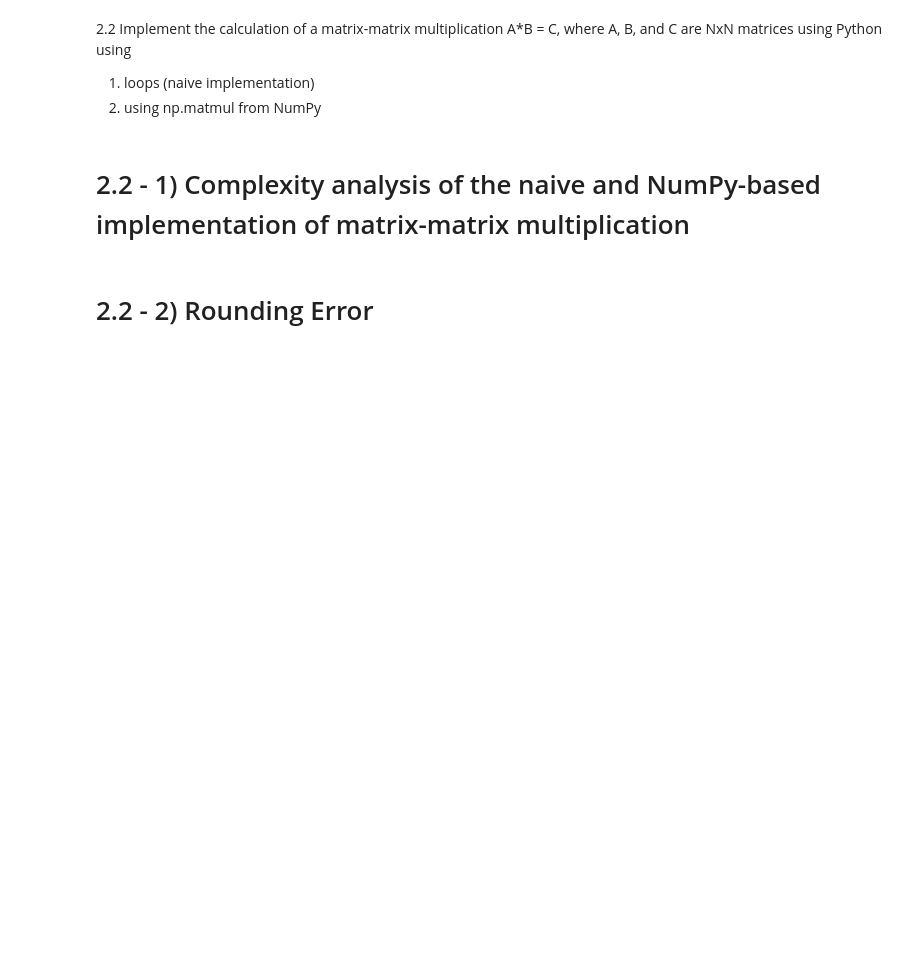
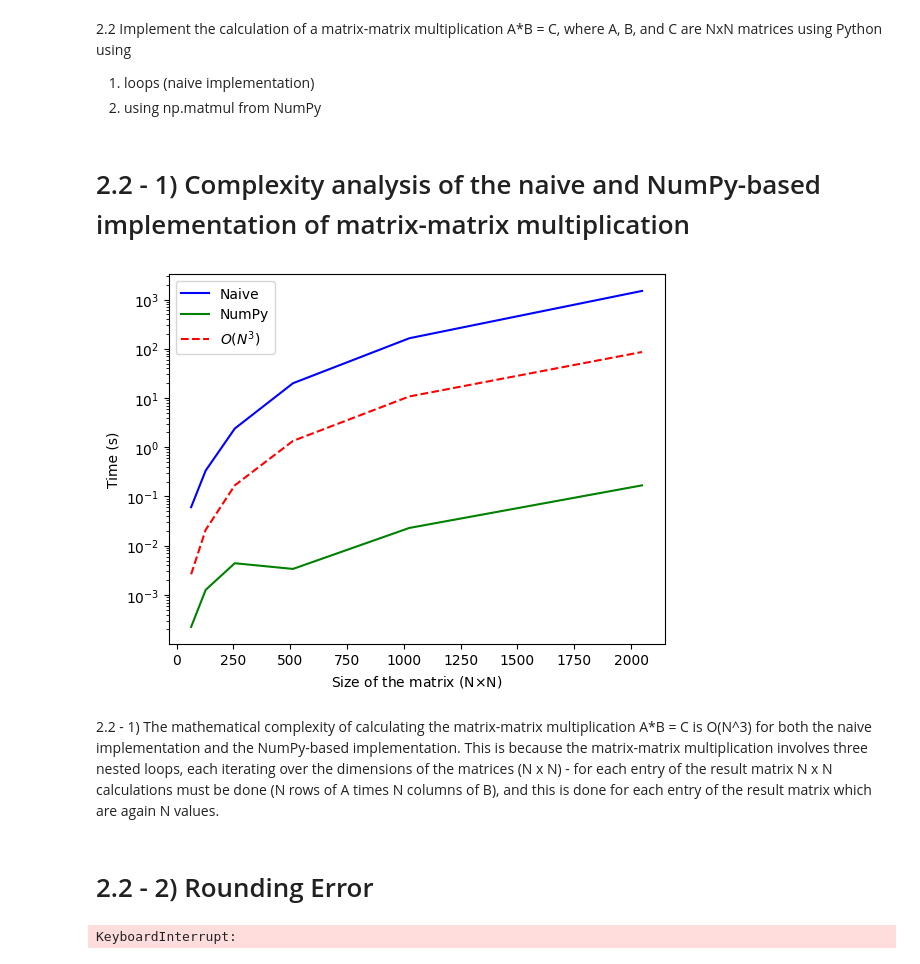
Before and after one commit to joaopedrobiu6/CompElectroMag, a Jupyter notebook: A1_22.ipynb, the cells around one changed output. Drawn from its saved outputs; the diff is of its cells as text; code cells hidden in the pictures; blank space fills up the shorter version.

```diff
--- a/A1_22.ipynb
+++ b/A1_22.ipynb
@@ -37,3 +31,13 @@ def MatrixMultiplication_NumPy(A, B):
+# %%
+def MatrixMultiplication_NumPy(A, B, diagnostic = False):
+    Nrows = A.shape[0]
+    Ncols = B.shape[1]
+    time1 = time.time()
+    C = np.matmul(A,B)
+    time2 = time.time()
+    if diagnostic:
+        print(f"Nr = {Nrows}, Nc = {Ncols} \t Time taken for the multiplication is: {time2-time1}")
+    return C, time2-time1
 # %%
 def Time_by_Size(func, N):
     "Time taken by the function by varying the size of the matrix"
@@ -41,25 +45,27 @@ def Time_by_Size(func, N):
     B = [RandomMatrix(Nval, Nval) for Nval in N]
     time_by_n = []
     for i in range(len(N)):
-        C, time1 = func(A[i], B[i])
+        _, time1 = func(A[i], B[i])
         time_by_n.append(time1)
     return np.array(time_by_n)
 # %%
 N = [64, 128, 256, 512, 1024, 2048]
-N = np.arange(25, 525, 25)
 time_by_n_numpy = Time_by_Size(MatrixMultiplication_NumPy, N)
 time_by_n_naive = Time_by_Size(MatrixMultiplication_Naive, N)
 # %%
-plt.plot(N, time_by_n_naive, label = "Naive", color = "blue")
-plt.plot(N, time_by_n_numpy, label = "NumPy", color = "green")
-# Plot O(N^3) for comparison
-n3 = N**3
-plt.plot(N, n3, label = r"$O(N^3)$", color = "red", linestyle = "--")
-plt.yscale("log")
-plt.xlabel(r"Size of the matrix (N$\times$N)")
-plt.ylabel("Time (s)")
-plt.legend()
+fig, ax = plt.subplots()
+ax.plot(N, time_by_n_naive, label = "Naive", color = "blue")
+ax.plot(N, time_by_n_numpy, label = "NumPy", color = "green")
+ax.plot(N, (np.array(N)**3)*1e-8, label = r"$O(N^3)$", color = "red", linestyle = "--")
+ax.set_yscale("log")
+ax.set_xlabel(r"Size of the matrix (N$\times$N)")
+ax.set_ylabel("Time (s)")
+ax.legend()
 plt.show()
+# %% [output]
+[figure, added]
+# %% [markdown]
+2.2 - 1) The mathematical complexity of calculating the matrix-matrix multiplication A*B = C is O(N^3) for both the naive implementation and the NumPy-based implementation. This is because the matrix-matrix multiplication involves three nested loops, each iterating over the dimensions of the matrices (N x N) - for each entry of the result matrix N x N calculations must be done (N rows of A times N columns of B), and this is done for each entry of the result matrix which are again N values.
 # %% [markdown]
 # 2.2 - 2) Rounding Error
 # %%
@@ -77,0 +84,14 @@ N = [64, 128, 256, 512, 1024, 2048]
+# %%
+# Example usage:
+error_NumPy = []
+error_Naive = []
+
+for N_ in N:
+    error = RoundingError(MatrixMultiplication_NumPy, N_, N_)
+    error_NumPy.append(error)
+
+for N_ in N:
+    error = RoundingError(MatrixMultiplication_Naive, N_, N_)
+    error_Naive.append(error)
+# %% [output]
+KeyboardInterrupt:
```
Also changed, not shown: parts of 6 cells of this notebook.
